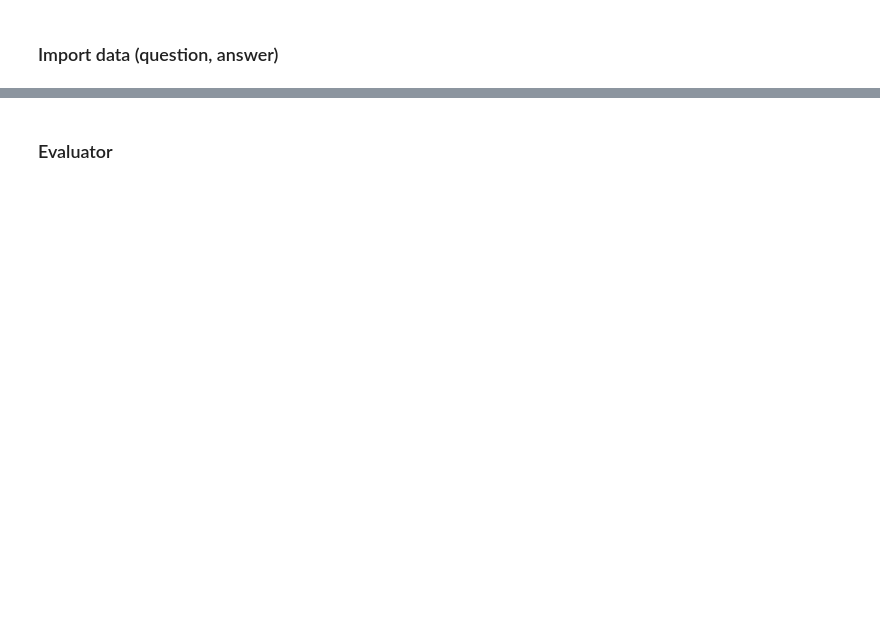
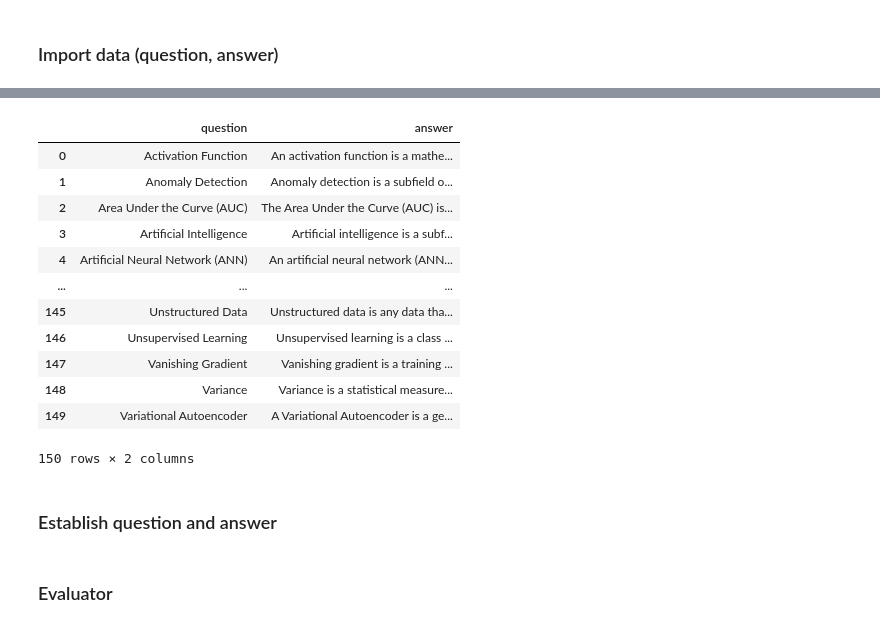
Before and after one commit to miguelfa77/dai-a1, a Jupyter notebook: part2/model_test.ipynb, the cells around one changed output, grey strips where cells are left out. Saved outputs shown, nothing was run; the diff lists cells and outputs as text; code cells hidden in the pictures; blank space fills up the shorter version.

```diff
--- a/part2/model_test.ipynb
+++ b/part2/model_test.ipynb
@@ -11,0 +10,18 @@ Error:
+# %%
+df
+# %% [output]
+|  | question | answer |
+| 0 | Activation Function | An activation function is a mathe... |
+| 1 | Anomaly Detection | Anomaly detection is a subfield o... |
+| 2 | Area Under the Curve (AUC) | The Area Under the Curve (AUC) is... |
+| 3 | Artificial Intelligence | Artificial intelligence is a subf... |
+| 4 | Artificial Neural Network (ANN) | An artificial neural network (ANN... |
+| ... | ... | ... |
+| 145 | Unstructured Data | Unstructured data is any data tha... |
+| 146 | Unsupervised Learning | Unsupervised learning is a class ... |
+| 147 | Vanishing Gradient | Vanishing gradient is a training ... |
+| 148 | Variance | Variance is a statistical measure... |
+| 149 | Variational Autoencoder | A Variational Autoencoder is a ge... |
+150 rows × 2 columns
+# %% [markdown]
+### Establish question and answer
```
Also changed, not shown: parts of 5 cells of this notebook, 5 other files.
